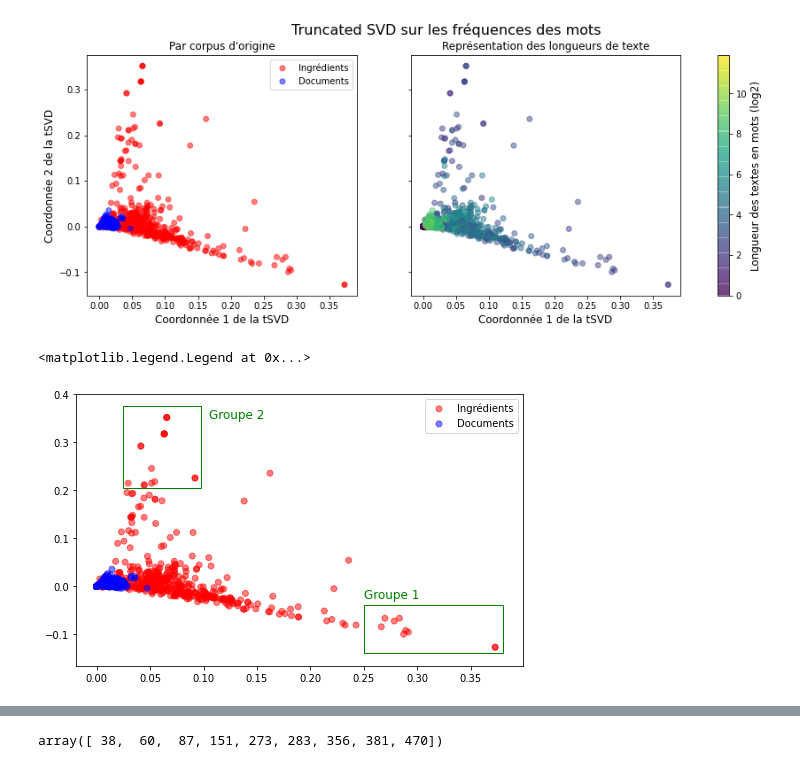
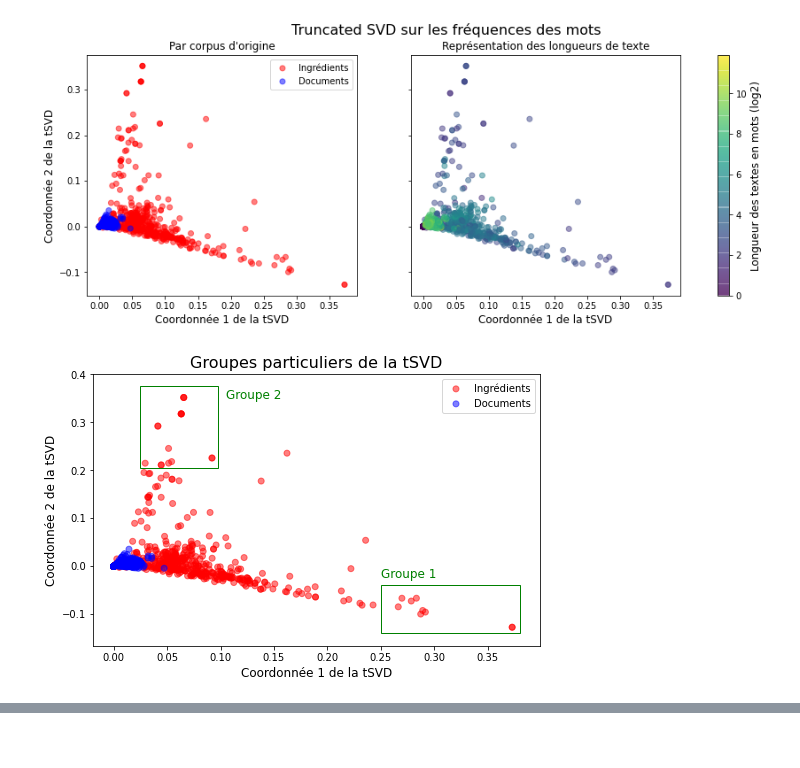
Before and after one commit to UltraDiuve/PIM-Recognizer, a Jupyter notebook: report/notebooks/Text_analysis.ipynb, the cells around one changed output, grey strips where cells are left out. Drawn from its saved outputs; the diff is of its cells as text; code cells hidden in the pictures; blank space fills up the shorter version.

```diff
--- a/report/notebooks/Text_analysis.ipynb
+++ b/report/notebooks/Text_analysis.ipynb
@@ -737,20 +725,19 @@ ax[1].set_title("Représentation des longueurs de texte", fontsize=12)
 # %%
 fig, ax = plt.subplots(figsize=(8, 5))
 handles = []
 handles.append(ax.scatter(x=projected[:500, 0], y=projected[:500, 1], c=['red']*500, alpha=0.5))
 handles.append(ax.scatter(x=projected[500:, 0], y=projected[500:, 1], c=['blue']*500, alpha=0.5))
 ax.add_patch(mpatch.Rectangle((0.25, -0.14), 0.13, 0.1, fill=False, color='green'))
 ax.add_patch(mpatch.Rectangle((0.025, 0.205), 0.073, 0.17, fill=False, color='green'))
 ax.annotate('Groupe 1', (0.25, -0.025), fontsize=12, color='green')
 ax.annotate('Groupe 2', (0.105, 0.35), fontsize=12, color='green')
 ax.legend(handles, ['Ingrédients', 'Documents'])
 ax.set_ylabel("Coordonnée 2 de la tSVD", fontsize=12)
 ax.set_xlabel("Coordonnée 1 de la tSVD", fontsize=12)
-ax.set_title("Par corpus d'origine", fontsize=12)
-# axs[0].add_patch(mpatch.Rectangle((-100, -150), 1000, 20000, fill=False, color='red'))
+ax.set_title("Groupes particuliers de la tSVD", fontsize=16)
+# fig.savefig(Path('..') / 'img' / 'tSVD_freq_groups.png', bbox_inches='tight')
 # %% [output]
-<matplotlib.legend.Legend at 0x...>
-[figure, old version]
+[figure, new version]
 # %%
 sample = pd.concat([corpus_df.reset_index(), pd.DataFrame(projected[:, [0, 1]], columns=['x', 'y'])], axis=1)
 # %%
@@ -797,8 +784,3 @@ Groupe 2 &        - Semoule de blé dur de qualité supérieure \newline - 30\%
 Groupe 2 &                                                    Farine de blé T45 &  0.092002 &  0.225689 \\
 \bottomrule
 \end{tabular}
-# %%
-idx = (projected[:, 0] > 0.25).nonzero()[0]
-idx
-# %% [output]
-array([ 38,  60,  87, 151, 273, 283, 356, 381, 470])
```
Also changed, not shown: parts of 6 cells of this notebook, 4 other files.
